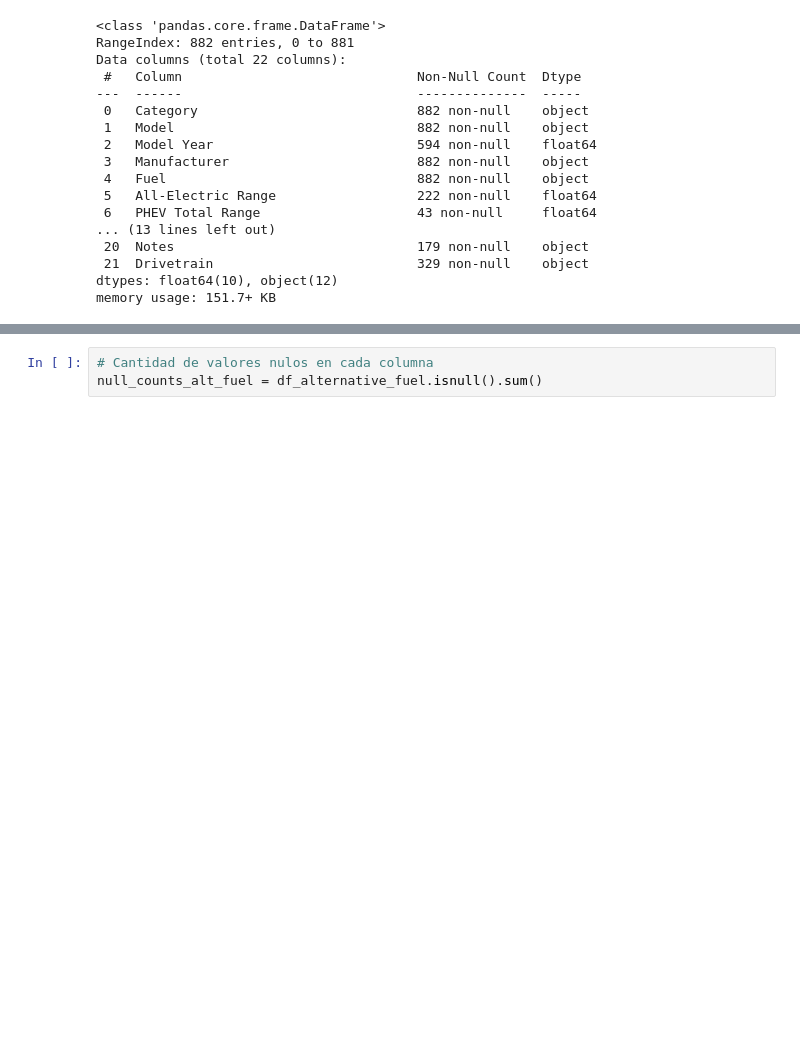
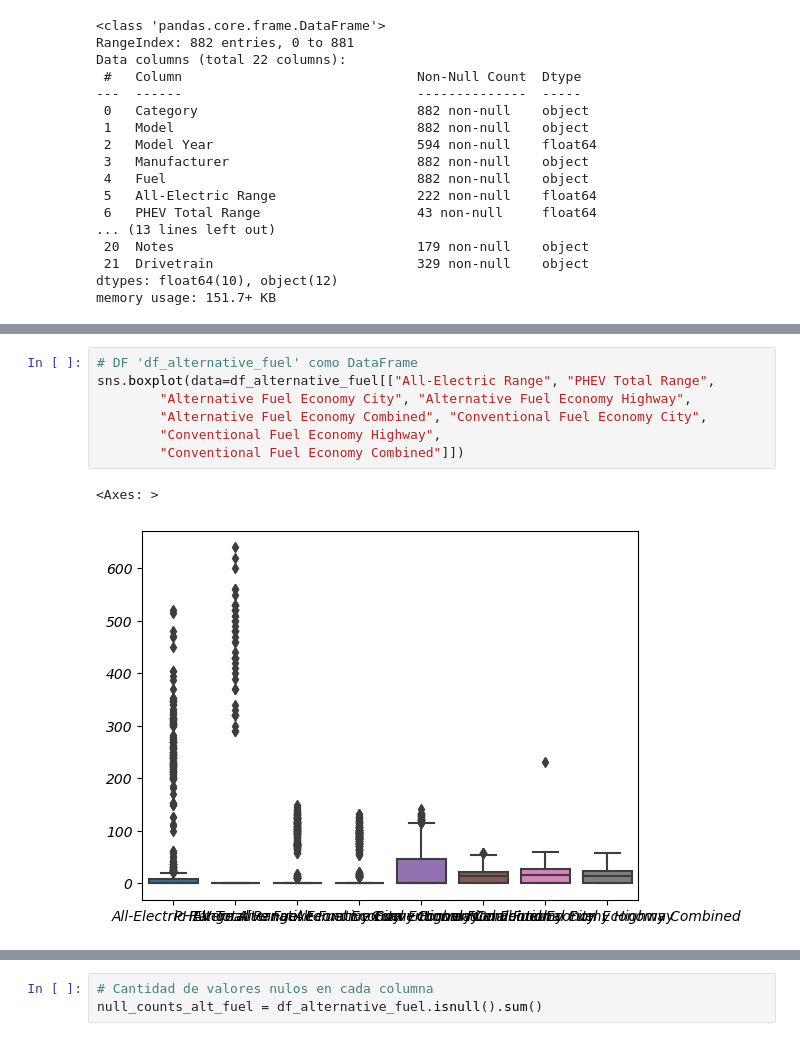
Before and after one commit to Eneachediaz/Proyecto-Taxis-y-Emisiones-de-Carbono, a Jupyter notebook: EDA/drive.ipynb, the cells around one changed output, grey strips where cells are left out. Cells and saved outputs as stored; diff of their text form; blank space fills up the shorter version.

```diff
--- a/EDA/drive.ipynb
+++ b/EDA/drive.ipynb
@@ -301,3 +359,13 @@ array([2022., 2021.,   nan])
+# %%
+# DF 'df_alternative_fuel' como DataFrame
+sns.boxplot(data=df_alternative_fuel[["All-Electric Range", "PHEV Total Range",
+        "Alternative Fuel Economy City", "Alternative Fuel Economy Highway",
+        "Alternative Fuel Economy Combined", "Conventional Fuel Economy City",
+        "Conventional Fuel Economy Highway",
+        "Conventional Fuel Economy Combined"]])
+# %% [output]
+<Axes: >
+[figure, added]
 # %%
 df_alternative_fuel.describe()
 # %% [output]
```
Also changed, not shown: parts of 29 cells of this notebook.
